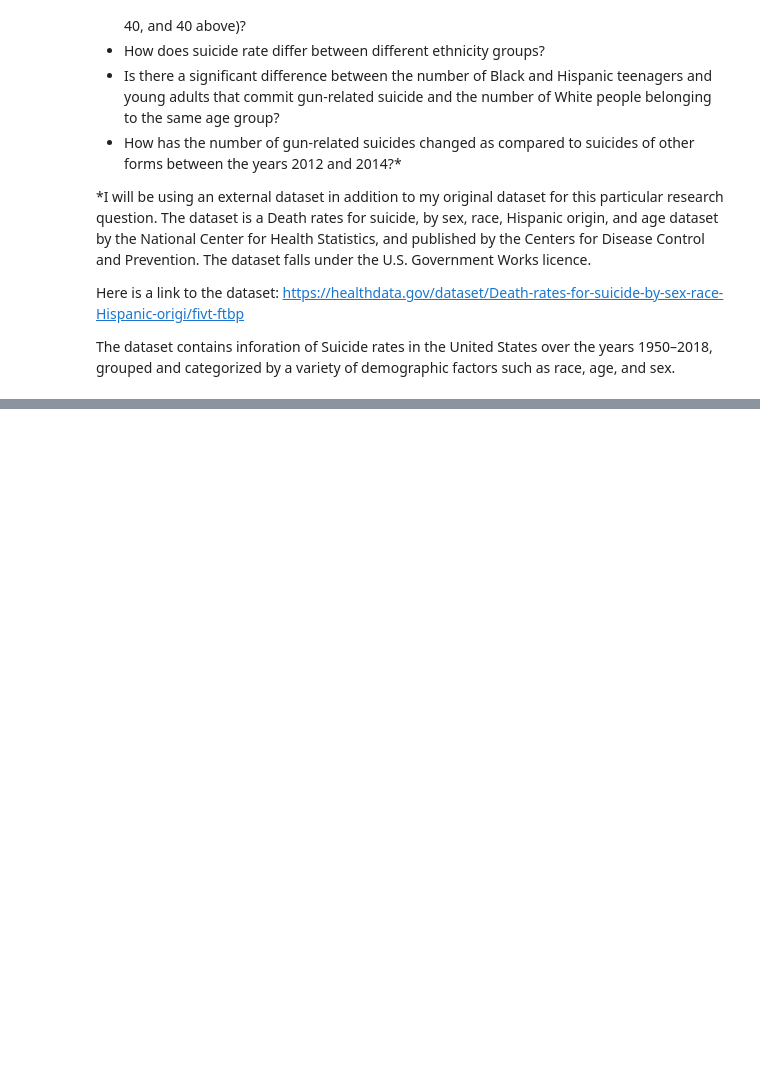
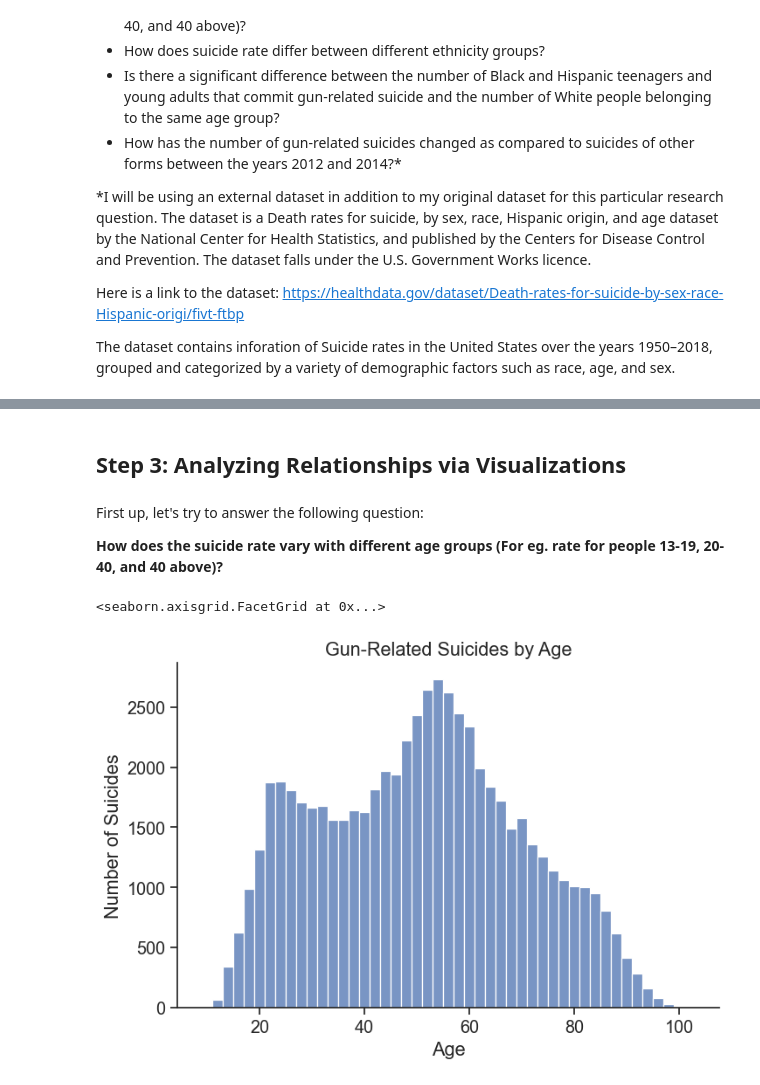
Before and after one commit to ubco-W2022T2-data301/project-group09, a Jupyter notebook: analysis/analysis3.ipynb, the cells around one changed output, grey strips where cells are left out. Saved outputs shown, nothing was run; the diff lists cells and outputs as text; code cells hidden in the pictures; blank space fills up the shorter version.

```diff
--- a/analysis/analysis3.ipynb
+++ b/analysis/analysis3.ipynb
@@ -38,0 +120,4 @@ raw_data
+# %%
+df_cleaned = df_cleaned[df_cleaned.intent == "Suicide"]
+df_cleaned.reset_index(inplace = True)
+df_cleaned
@@ -38,0 +140,2 @@ raw_data
+# %%
+df_cleaned.drop(columns = 'index', inplace = True)
@@ -38,0 +149,3 @@ raw_data
+# %%
+df_cleaned.dropna(inplace = True)
+df_cleaned
@@ -38,0 +170,14 @@ raw_data
+# %% [markdown]
+## Step 3: Analyzing Relationships via Visualizations
+# %%
+sns.set_theme(style = "ticks", font_scale = 1.3)
+# %% [markdown]
+First up, let's try to answer the following question:
+
+**How does the suicide rate vary with different age groups (For eg. rate for people 13-19, 20-40, and 40 above)?**
+# %%
+agePlot = sns.displot(df_cleaned, x = 'age', binwidth =  2, height = 5, aspect = 1.5 )
+agePlot.set(title = 'Gun-Related Suicides by Age', xlabel = 'Age', ylabel = 'Number of Suicides')
+# %% [output]
+<seaborn.axisgrid.FacetGrid at 0x...>
+[figure, added]
```
Also changed, not shown: parts of 32 cells of this notebook, 1 other file.
